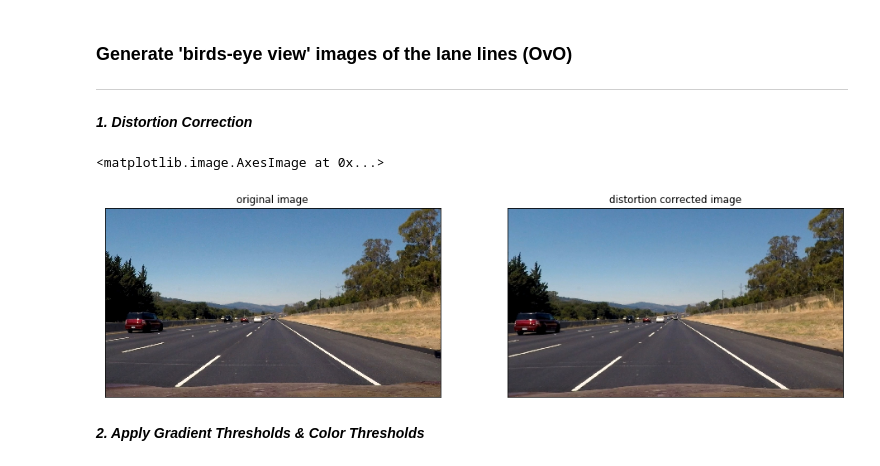
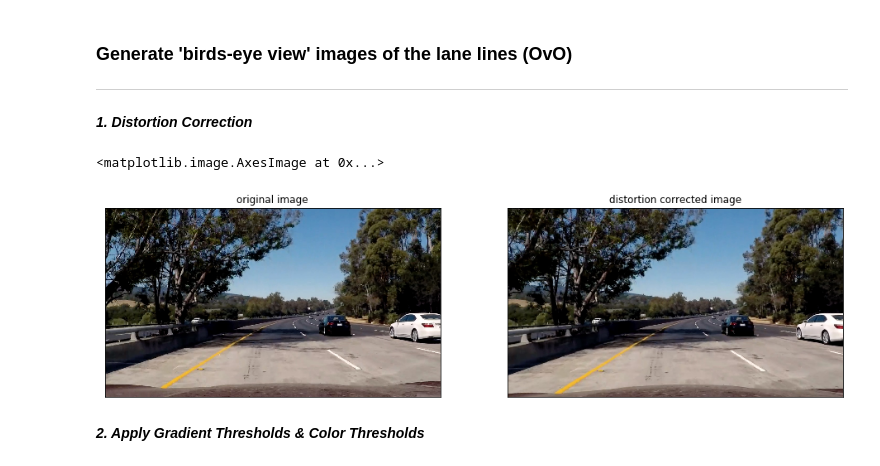
Before and after one commit to lphucthinh40/av-advanced-lane-line-detection, a Jupyter notebook: Advanced Lane Line Detection .ipynb, the cells around one changed output. Drawn from its saved outputs; the diff is of its cells as text; code cells hidden in the pictures.

```diff
--- a/Advanced Lane Line Detection .ipynb
+++ b/Advanced Lane Line Detection .ipynb
@@ -66,18 +68,18 @@ for idx in np.arange(10):
 **<i>1. Distortion Correction<i/>**
 # %%
 # Read a test image before and after distortion correction
-img_name = 'test2.jpg'
+img_name = 'test5.jpg'
 img = mpimg.imread(f'./test_images/{img_name}')
 undist_img = cv2.undistort(img, cam_matrix, distortion_coefs, None, cam_matrix)
 
 fig = plt.figure(figsize=(16, 8))
 fig.add_subplot(1, 2, 1, xticks=[], yticks=[]).set_title('original image')
 plt.imshow(img)
 fig.add_subplot(1, 2, 2, xticks=[], yticks=[]).set_title('distortion corrected image')
 plt.imshow(undist_img)
 # %% [output]
 <matplotlib.image.AxesImage at 0x...>
-[figure, old version]
+[figure, new version]
 # %% [markdown]
 **<i>2. Apply Gradient Thresholds & Color Thresholds<i/>**
 # %%
```
Also changed, not shown: parts of 22 cells of this notebook, 17 other files.
